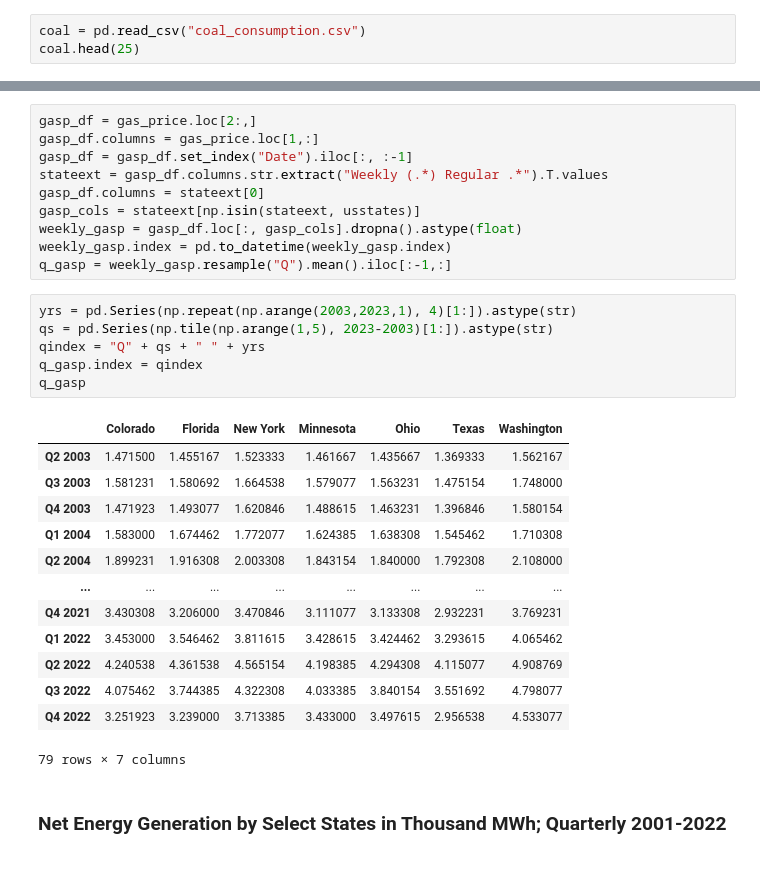
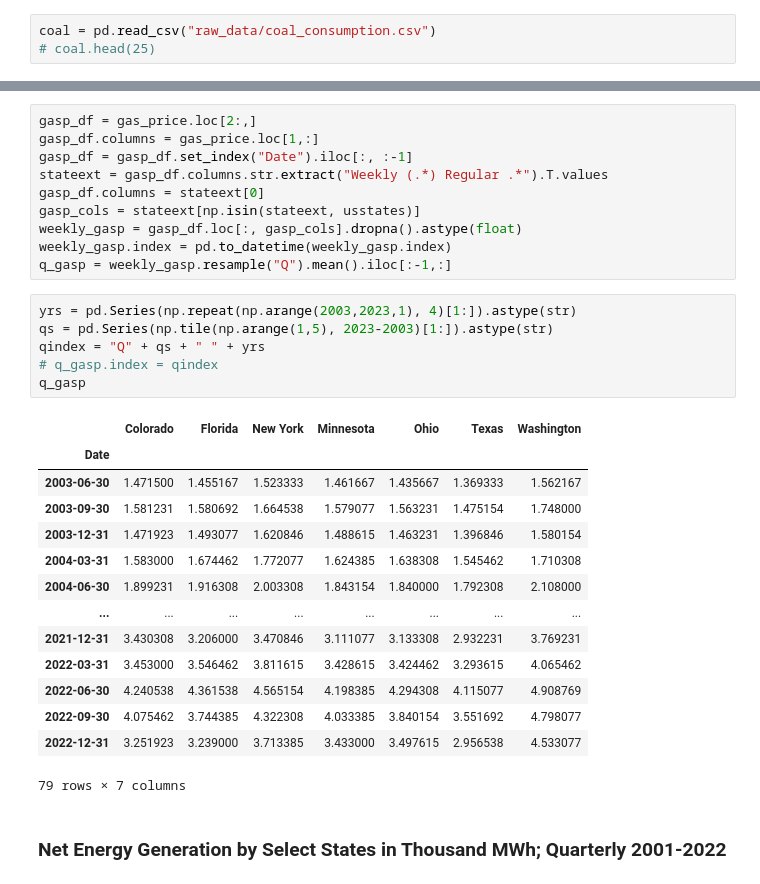
Before and after one commit to rohan-r-kulkarni/energy_analytics, a Jupyter notebook: climate_cleaning.ipynb, the cells around one changed output, grey strips where cells are left out. Drawn from its saved outputs; the diff is of its cells as text.

```diff
--- a/climate_eda.ipynb
+++ b/climate_cleaning.ipynb
@@ -4,5 +4,5 @@ import pandas as pd
 # %% [markdown]
 <h3>Coal Consumption by State; Electric Power Used in Short Tons; Quarterly 2001-2022</h3>
 # %%
-coal = pd.read_csv("coal_consumption.csv")
-coal.head(25)
+coal = pd.read_csv("raw_data/coal_consumption.csv")
+# coal.head(25)
@@ -81,22 +67,23 @@ q_gasp = weekly_gasp.resample("Q").mean().iloc[:-1,:]
 # %%
 yrs = pd.Series(np.repeat(np.arange(2003,2023,1), 4)[1:]).astype(str)
 qs = pd.Series(np.tile(np.arange(1,5), 2023-2003)[1:]).astype(str)
 qindex = "Q" + qs + " " + yrs
-q_gasp.index = qindex
+# q_gasp.index = qindex
 q_gasp
 # %% [output]
 |  | Colorado | Florida | New York | Minnesota | Ohio | Texas | Washington |
-| Q2 2003 | 1.471500 | 1.455167 | 1.523333 | 1.461667 | 1.435667 | 1.369333 | 1.562167 |
-| Q3 2003 | 1.581231 | 1.580692 | 1.664538 | 1.579077 | 1.563231 | 1.475154 | 1.748000 |
-| Q4 2003 | 1.471923 | 1.493077 | 1.620846 | 1.488615 | 1.463231 | 1.396846 | 1.580154 |
-| Q1 2004 | 1.583000 | 1.674462 | 1.772077 | 1.624385 | 1.638308 | 1.545462 | 1.710308 |
-| Q2 2004 | 1.899231 | 1.916308 | 2.003308 | 1.843154 | 1.840000 | 1.792308 | 2.108000 |
+| Date |  |  |  |  |  |  |  |
+| 2003-06-30 | 1.471500 | 1.455167 | 1.523333 | 1.461667 | 1.435667 | 1.369333 | 1.562167 |
+| 2003-09-30 | 1.581231 | 1.580692 | 1.664538 | 1.579077 | 1.563231 | 1.475154 | 1.748000 |
+| 2003-12-31 | 1.471923 | 1.493077 | 1.620846 | 1.488615 | 1.463231 | 1.396846 | 1.580154 |
+| 2004-03-31 | 1.583000 | 1.674462 | 1.772077 | 1.624385 | 1.638308 | 1.545462 | 1.710308 |
+| 2004-06-30 | 1.899231 | 1.916308 | 2.003308 | 1.843154 | 1.840000 | 1.792308 | 2.108000 |
 | ... | ... | ... | ... | ... | ... | ... | ... |
-| Q4 2021 | 3.430308 | 3.206000 | 3.470846 | 3.111077 | 3.133308 | 2.932231 | 3.769231 |
-| Q1 2022 | 3.453000 | 3.546462 | 3.811615 | 3.428615 | 3.424462 | 3.293615 | 4.065462 |
-| Q2 2022 | 4.240538 | 4.361538 | 4.565154 | 4.198385 | 4.294308 | 4.115077 | 4.908769 |
-| Q3 2022 | 4.075462 | 3.744385 | 4.322308 | 4.033385 | 3.840154 | 3.551692 | 4.798077 |
-| Q4 2022 | 3.251923 | 3.239000 | 3.713385 | 3.433000 | 3.497615 | 2.956538 | 4.533077 |
+| 2021-12-31 | 3.430308 | 3.206000 | 3.470846 | 3.111077 | 3.133308 | 2.932231 | 3.769231 |
+| 2022-03-31 | 3.453000 | 3.546462 | 3.811615 | 3.428615 | 3.424462 | 3.293615 | 4.065462 |
+| 2022-06-30 | 4.240538 | 4.361538 | 4.565154 | 4.198385 | 4.294308 | 4.115077 | 4.908769 |
+| 2022-09-30 | 4.075462 | 3.744385 | 4.322308 | 4.033385 | 3.840154 | 3.551692 | 4.798077 |
+| 2022-12-31 | 3.251923 | 3.239000 | 3.713385 | 3.433000 | 3.497615 | 2.956538 | 4.533077 |
 79 rows × 7 columns
 # %% [markdown]
 <h3>Net Energy Generation by Select States in Thousand MWh; Quarterly 2001-2022</h3>
```
Also changed, not shown: parts of 5 cells of this notebook, 18 other files.
